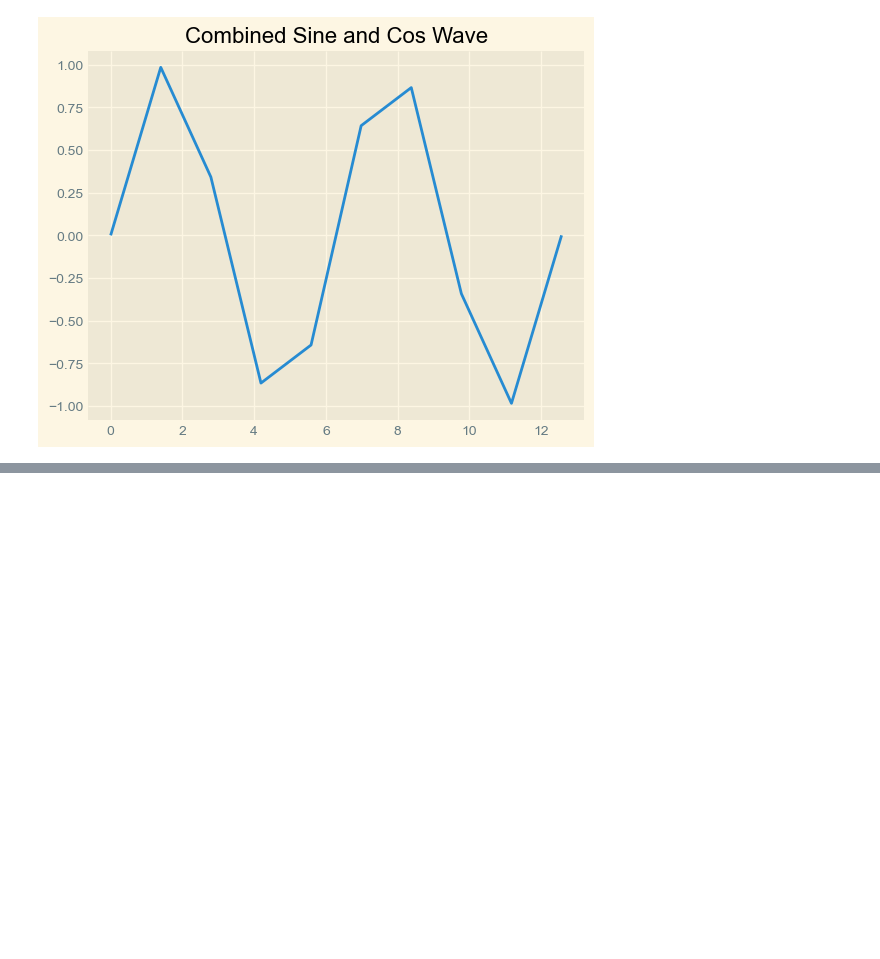
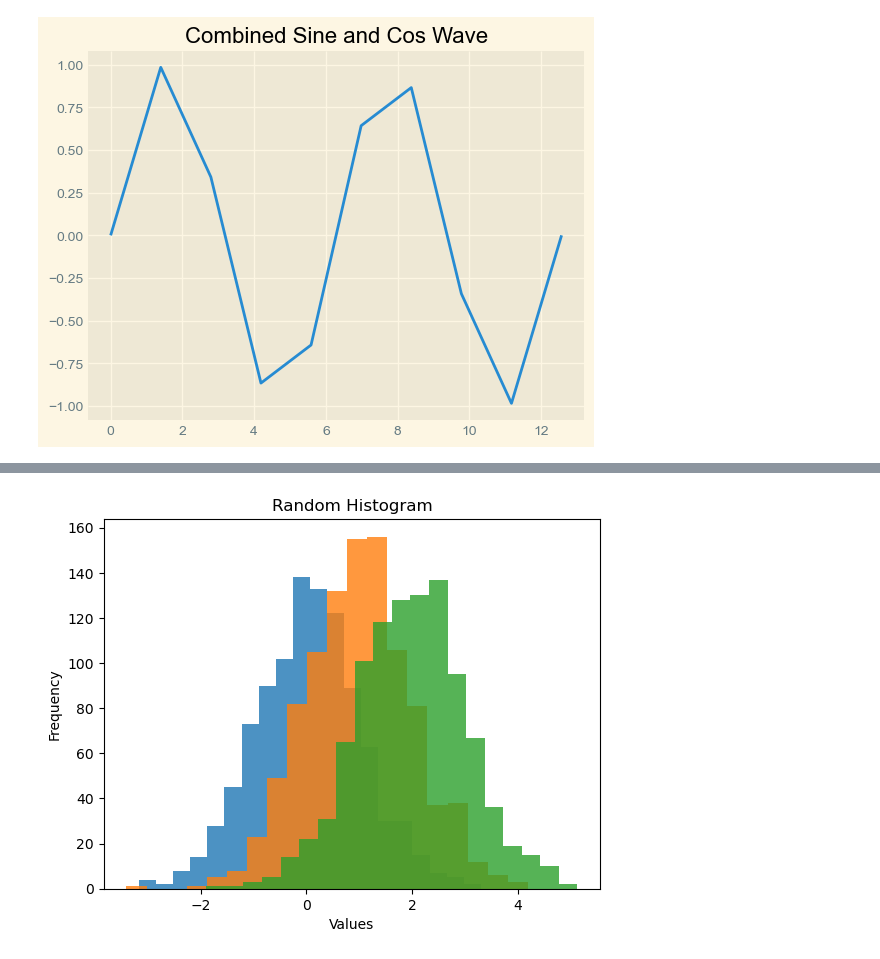
Before and after one commit to Aastha-520609/Learning-Datascience, a Jupyter notebook: matplotlib.ipynb, the cells around one changed output, grey strips where cells are left out. Saved outputs shown, nothing was run; the diff lists cells and outputs as text; code cells hidden in the pictures; blank space fills up the shorter version.

```diff
--- a/matplotlib.ipynb
+++ b/matplotlib.ipynb
@@ -174,0 +203,17 @@ plt.show()
+# %%
+#Multiple  histogram
+x1 = np.random.randn(1000)
+x2 = np.random.randn(1000)+1
+x3 = np.random.randn(1000)+2
+
+plt.hist(x1, bins = 20, alpha = .8)
+plt.hist(x2, bins = 20, alpha = .8)
+plt.hist(x3, bins = 20, alpha = .8)
+
+plt.title('Random Histogram')
+plt.xlabel('Values')
+plt.ylabel('Frequency')
+
+plt.show()
+# %% [output]
+[figure, added]
```
Also changed, not shown: parts of 15 cells of this notebook, 1 other file.
